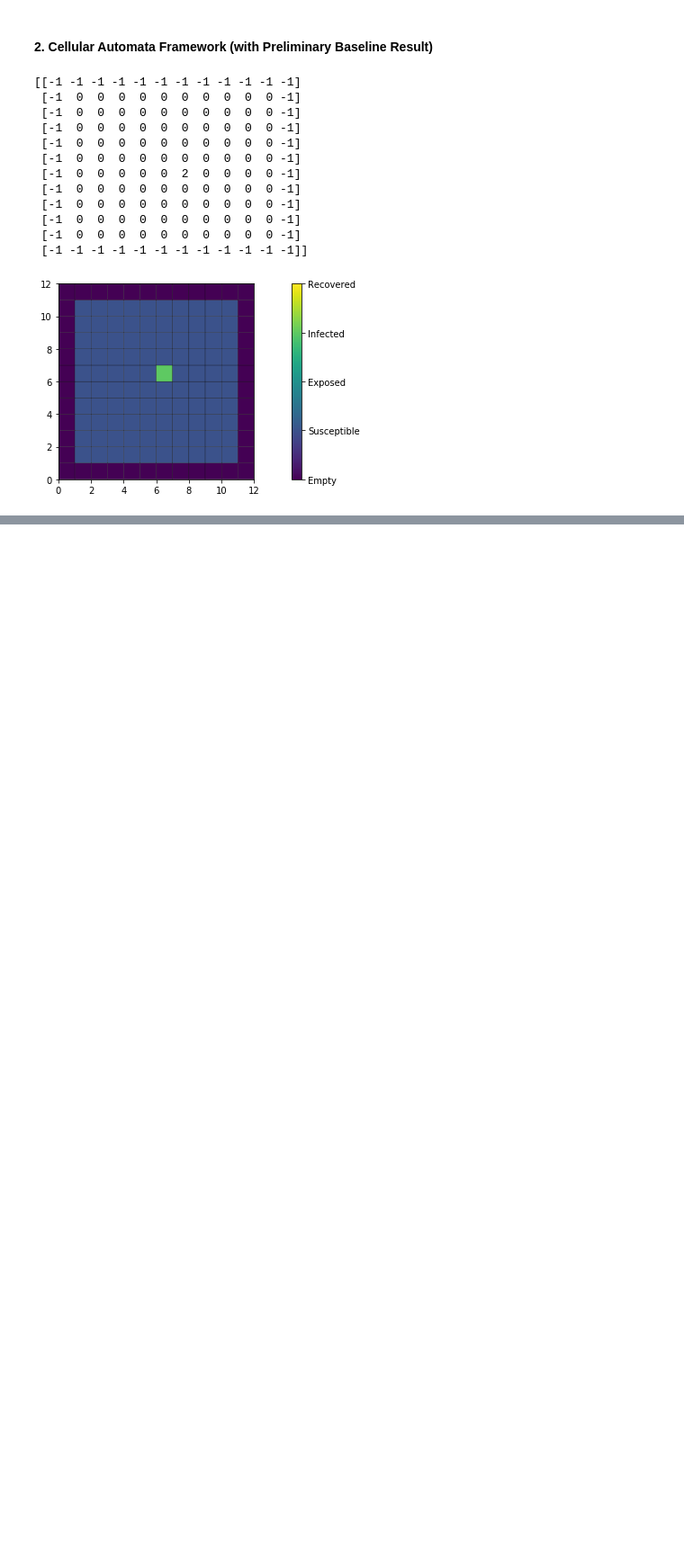
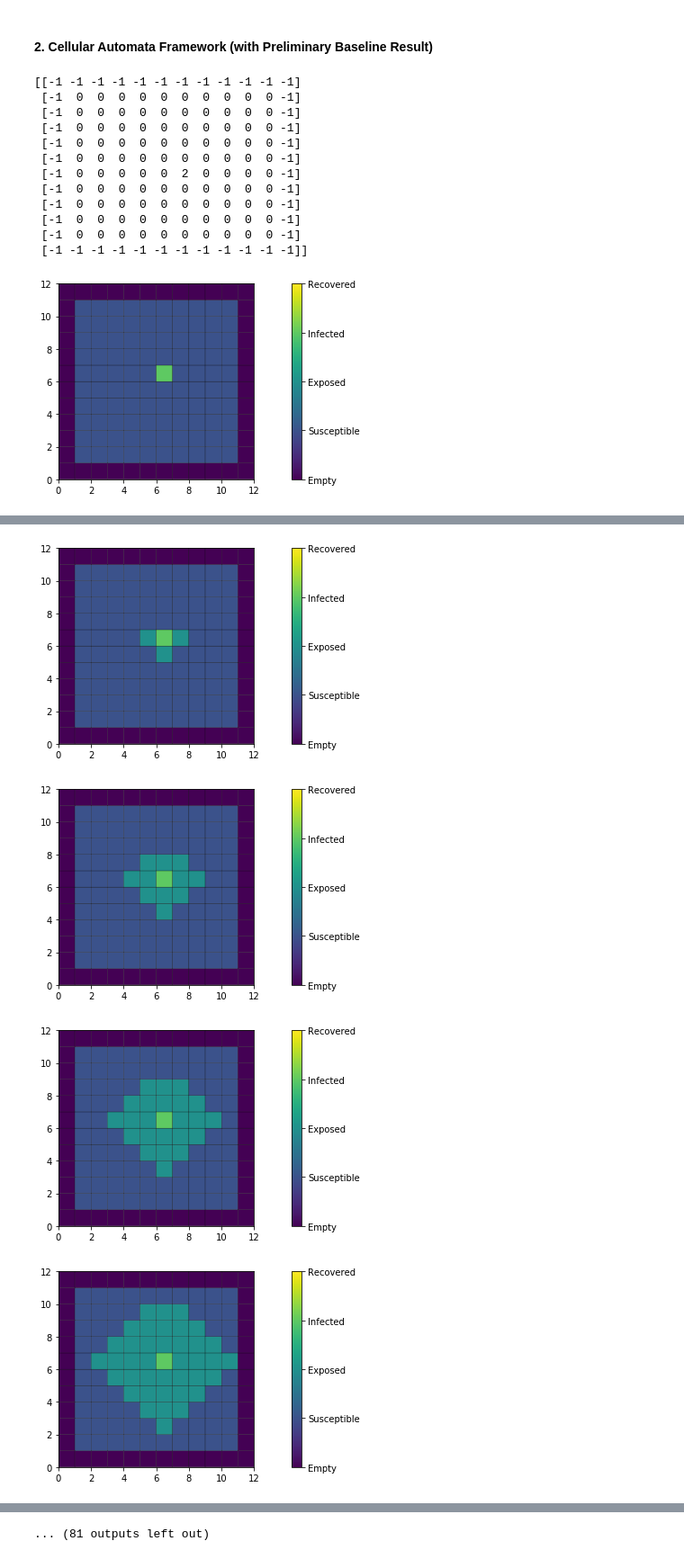
Before and after one commit to MUYANGGUO/COVID19-Simulation, a Jupyter notebook: Models_Notebooks/part0--ca.ipynb, the cells around one changed output, grey strips where cells are left out. Shown at 90% size. Drawn from its saved outputs; the diff is of its cells as text; code cells hidden in the pictures; blank space fills up the shorter version.

```diff
--- a/Models_Notebooks/part0--ca.ipynb
+++ b/Models_Notebooks/part0--ca.ipynb
@@ -223,6 +223,7 @@ def plot_initial (G, vmin=EMPTY, vmax=RECOVERED, values="states"):
     cb.set_ticklabels (vlabels)
     plt.axis ('square')
     plt.axis ([0, m+2, 0, n+2])
+    return
 
 # Create an empty world at time t=0
 N = 10
@@ -259,7 +260,7 @@ def exposing_index (G):
     """
     E = np.zeros (G.shape, dtype=int) # exposed people
     ### BEGIN SOLUTION
-    I = infected (G)
+    I = infected (G)+exposed(G)
     E[1:-1, 1:-1] = I[0:-2, 1:-1] | I[1:-1, 2:] | I[2:, 1:-1] | I[1:-1, 0:-2]
     ### END SOLUTION
     return E
@@ -280,7 +281,6 @@ print ("There are", count (exposed (initial_test)), "marked exposed patient(s) i
 print ("There are", count (recovered (initial_test)), "recovered patient(s) initially")
 print ("There are", count (exposing_index (initial_test)), "found exposing patient(s).")
 D = days_count_initial(initial_test)
-print(D)
 # %% [output]
 ('There are', 99, 'susceptible patient(s) initially')
 ('There are', 1, 'infected patient(s) initially')
@@ -336,0 +354,30 @@ average
+# %%
+def simulate_ca_modified_seir(max_iteration,initial_test,D):
+    container = {"S":[],"E":[],"I":[],"R":[]}
+    container["S"].append(np.sum(susceptible(initial_test)))
+    container["E"].append(np.sum(exposed(initial_test)))
+    container["I"].append(np.sum(infected(initial_test)))
+    container["R"].append(np.sum(recovered(initial_test)))
+
+    population = np.sum(container.values())
+    for i in range(max_iteration):
+        initial_test, D = spreads(initial_test, G_asymptoms_index,G_days_change,D)
+        container["S"].append(np.sum(susceptible(initial_test)))
+        container["E"].append(np.sum(exposed(initial_test)))
+        container["I"].append(np.sum(infected(initial_test)))
+        recovered_total = np.sum(recovered(initial_test))
+        container["R"].append(recovered_total)
+        fig = plt.figure ()
+        plot_initial(initial_test)
+        plt.savefig('./ca_outputs/test_'+str(i)+'.png',dpi=600)
+        if recovered_total == population:
+            return initial_test, D,container
+    return initial_test, D,container
+
+
+result_test, counter,container = simulate_ca_modified_seir(200,initial_test,D)
+# %% [output]
+[figure, added]
+[figure, added]
+[figure, added]
+[figure, added]
@@ -336,0 +392 @@ average
+... (81 outputs left out)
```
Also changed, not shown: parts of 11 cells of this notebook, 3 other files.
